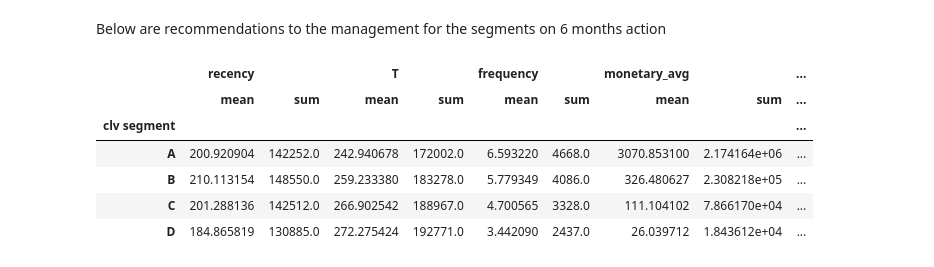
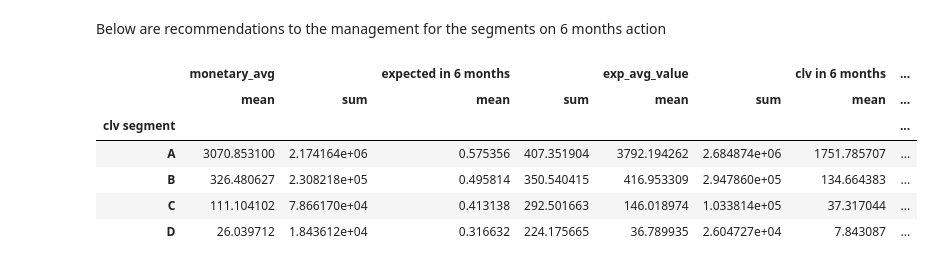
Before and after one commit to Uric01/data_science, a Jupyter notebook: prediction-of-clv-in-ecommerce-channel.ipynb, the cells around one changed output. Drawn from its saved outputs; the diff is of its cells as text; code cells hidden in the pictures.

```diff
--- a/prediction-of-clv-in-ecommerce-channel.ipynb
+++ b/prediction-of-clv-in-ecommerce-channel.ipynb
@@ -514,23 +514,20 @@ TransformedSummary_To_FRA_nulldropped
 Below are recommendations to the management for the segments on 6 months action
 # %%
 TransformedSummary_To_FRA_nulldropped_Seg = TransformedSummary_To_FRA_nulldropped.groupby('clv segment').agg({
-    'recency': ['mean', 'sum'],
-    'T': ['mean', 'sum'],
-    'frequency': ['mean', 'sum'],
     'monetary_avg': ['mean', 'sum'],
     'expected in 6 months': ['mean', 'sum'],
     'exp_avg_value': ['mean', 'sum'],
     'clv in 6 months': ['mean', 'sum']
 })
 
 TransformedSummary_To_FRA_nulldropped_Seg.sort_values('clv segment', ascending=False)
 # %% [output]
-|  | recency |  | T |  | frequency |  | monetary_avg |  | ... |
-|  | mean | sum | mean | sum | mean | sum | mean | sum | ... |
-| clv segment |  |  |  |  |  |  |  |  | ... |
-| A | 200.920904 | 142252.0 | 242.940678 | 172002.0 | 6.593220 | 4668.0 | 3070.853100 | 2.174164e+06 | ... |
-| B | 210.113154 | 148550.0 | 259.233380 | 183278.0 | 5.779349 | 4086.0 | 326.480627 | 2.308218e+05 | ... |
-| C | 201.288136 | 142512.0 | 266.902542 | 188967.0 | 4.700565 | 3328.0 | 111.104102 | 7.866170e+04 | ... |
-| D | 184.865819 | 130885.0 | 272.275424 | 192771.0 | 3.442090 | 2437.0 | 26.039712 | 1.843612e+04 | ... |
+|  | monetary_avg |  | expected in 6 months |  | exp_avg_value |  | clv in 6 months | ... |
+|  | mean | sum | mean | sum | mean | sum | mean | ... |
+| clv segment |  |  |  |  |  |  |  | ... |
+| A | 3070.853100 | 2.174164e+06 | 0.575356 | 407.351904 | 3792.194262 | 2.684874e+06 | 1751.785707 | ... |
+| B | 326.480627 | 2.308218e+05 | 0.495814 | 350.540415 | 416.953309 | 2.947860e+05 | 134.664383 | ... |
+| C | 111.104102 | 7.866170e+04 | 0.413138 | 292.501663 | 146.018974 | 1.033814e+05 | 37.317044 | ... |
+| D | 26.039712 | 1.843612e+04 | 0.316632 | 224.175665 | 36.789935 | 2.604727e+04 | 7.843087 | ... |
 # %% [markdown]
 The data given above shows the average values for various metrics for different customer segments (A, B, C, D). Let’s analyze the data deeply:
```
Also changed, not shown: parts of 3 cells of this notebook.
